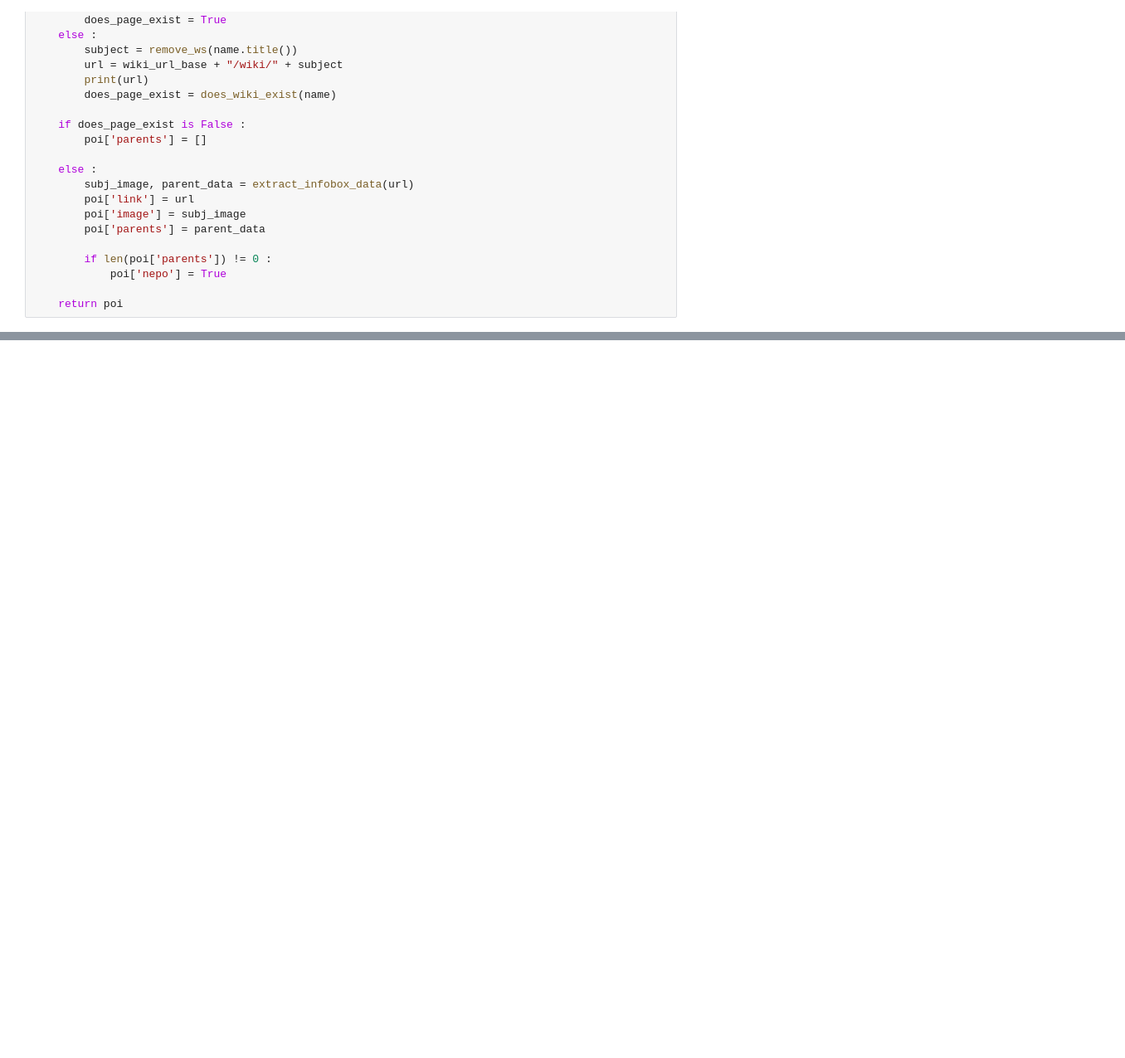
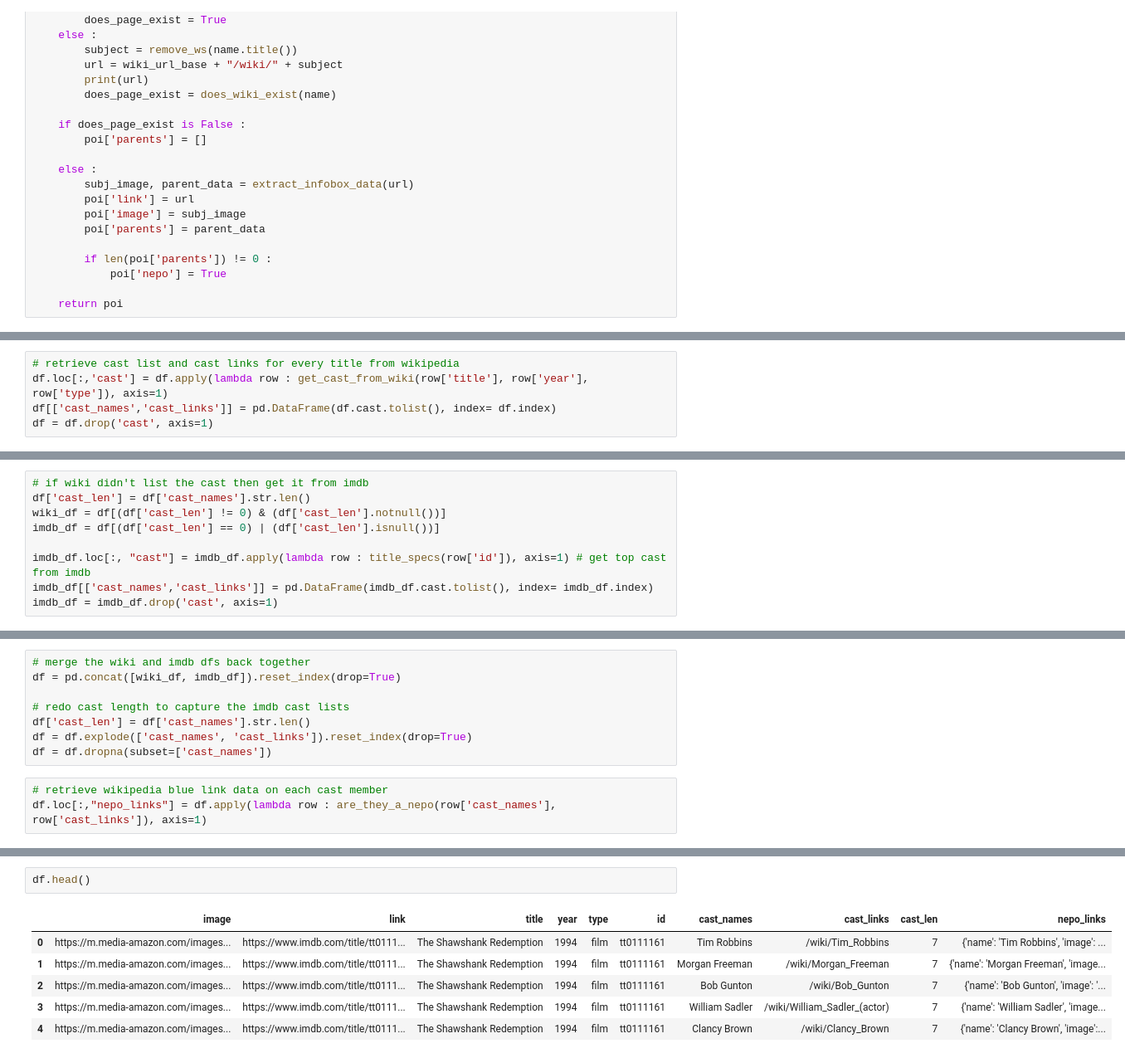
Before and after one commit to jessvoiture/are_they_a_nepo, a Jupyter notebook: nepos.ipynb, the cells around one changed output, grey strips where cells are left out. Shown: that part at 83% size. Cells and saved outputs as stored; diff of their text form; blank space fills up the shorter version.

```diff
--- a/nepos.ipynb
+++ b/nepos.ipynb
@@ -556,0 +505,5 @@ def are_they_a_nepo(name, wiki_name_link = ""):
+# %%
+# retrieve cast list and cast links for every title from wikipedia
+df.loc[:,'cast'] = df.apply(lambda row : get_cast_from_wiki(row['title'], row['year'], row['type']), axis=1)
+df[['cast_names','cast_links']] = pd.DataFrame(df.cast.tolist(), index= df.index)
+df = df.drop('cast', axis=1)
@@ -556,0 +528,9 @@ def are_they_a_nepo(name, wiki_name_link = ""):
+# %%
+# if wiki didn't list the cast then get it from imdb
+df['cast_len'] = df['cast_names'].str.len()
+wiki_df = df[(df['cast_len'] != 0) & (df['cast_len'].notnull())]
+imdb_df = df[(df['cast_len'] == 0) | (df['cast_len'].isnull())]
+
+imdb_df.loc[:, "cast"] = imdb_df.apply(lambda row : title_specs(row['id']), axis=1) # get top cast from imdb
+imdb_df[['cast_names','cast_links']] = pd.DataFrame(imdb_df.cast.tolist(), index= imdb_df.index)
+imdb_df = imdb_df.drop('cast', axis=1)
@@ -556,0 +548,11 @@ def are_they_a_nepo(name, wiki_name_link = ""):
+# %%
+# merge the wiki and imdb dfs back together
+df = pd.concat([wiki_df, imdb_df]).reset_index(drop=True)
+
+# redo cast length to capture the imdb cast lists
+df['cast_len'] = df['cast_names'].str.len()
+df = df.explode(['cast_names', 'cast_links']).reset_index(drop=True)
+df = df.dropna(subset=['cast_names'])
+# %%
+# retrieve wikipedia blue link data on each cast member
+df.loc[:,"nepo_links"] = df.apply(lambda row : are_they_a_nepo(row['cast_names'], row['cast_links']), axis=1)
@@ -556,0 +577,9 @@ def are_they_a_nepo(name, wiki_name_link = ""):
+# %%
+df.head()
+# %% [output]
+|  | image | link | title | year | type | id | cast_names | cast_links | cast_len | nepo_links |
+| 0 | https://m.media-amazon.com/images... | https://www.imdb.com/title/tt0111... | The Shawshank Redemption | 1994 | film | tt0111161 | Tim Robbins | /wiki/Tim_Robbins | 7 | {'name': 'Tim Robbins', 'image': ... |
+| 1 | https://m.media-amazon.com/images... | https://www.imdb.com/title/tt0111... | The Shawshank Redemption | 1994 | film | tt0111161 | Morgan Freeman | /wiki/Morgan_Freeman | 7 | {'name': 'Morgan Freeman', 'image... |
+| 2 | https://m.media-amazon.com/images... | https://www.imdb.com/title/tt0111... | The Shawshank Redemption | 1994 | film | tt0111161 | Bob Gunton | /wiki/Bob_Gunton | 7 | {'name': 'Bob Gunton', 'image': '... |
+| 3 | https://m.media-amazon.com/images... | https://www.imdb.com/title/tt0111... | The Shawshank Redemption | 1994 | film | tt0111161 | William Sadler | /wiki/William_Sadler_(actor) | 7 | {'name': 'William Sadler', 'image... |
+| 4 | https://m.media-amazon.com/images... | https://www.imdb.com/title/tt0111... | The Shawshank Redemption | 1994 | film | tt0111161 | Clancy Brown | /wiki/Clancy_Brown | 7 | {'name': 'Clancy Brown', 'image':... |
```
Also changed, not shown: parts of 18 cells of this notebook, 3 other files.
